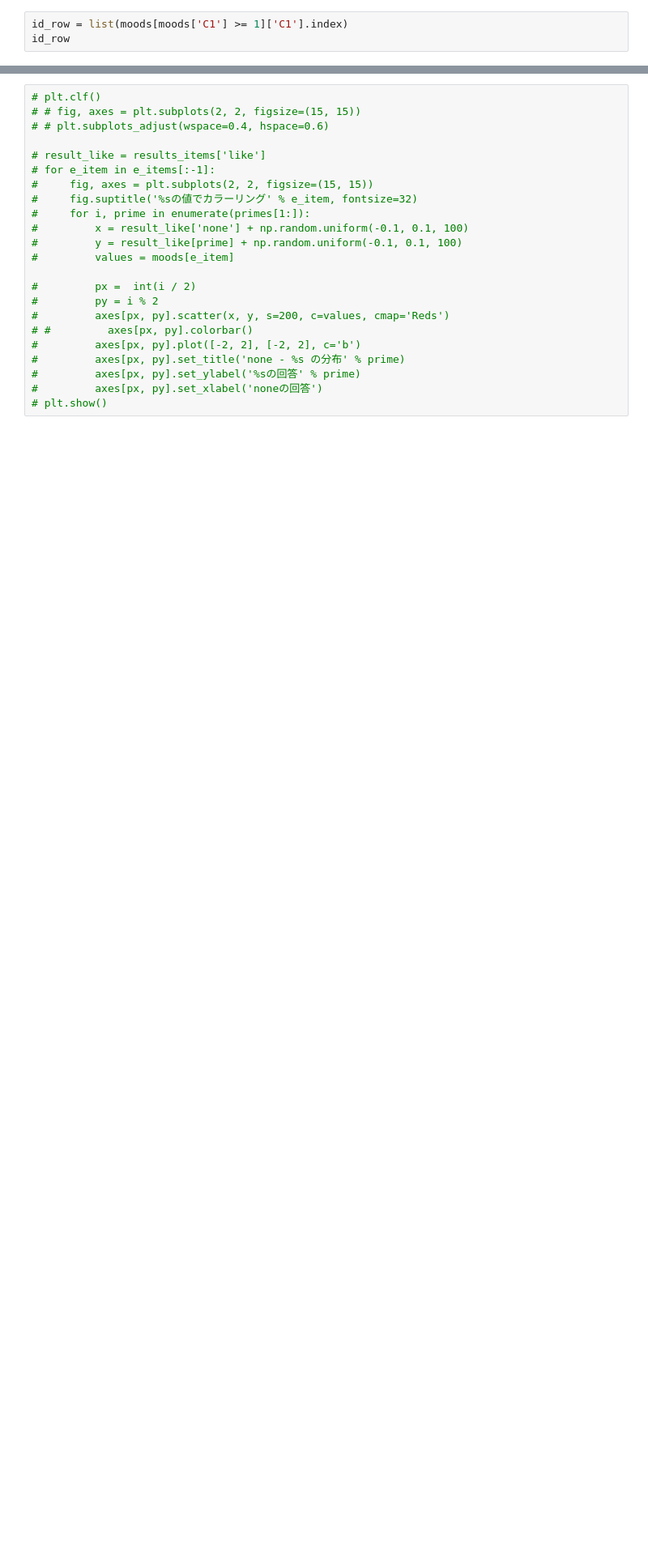
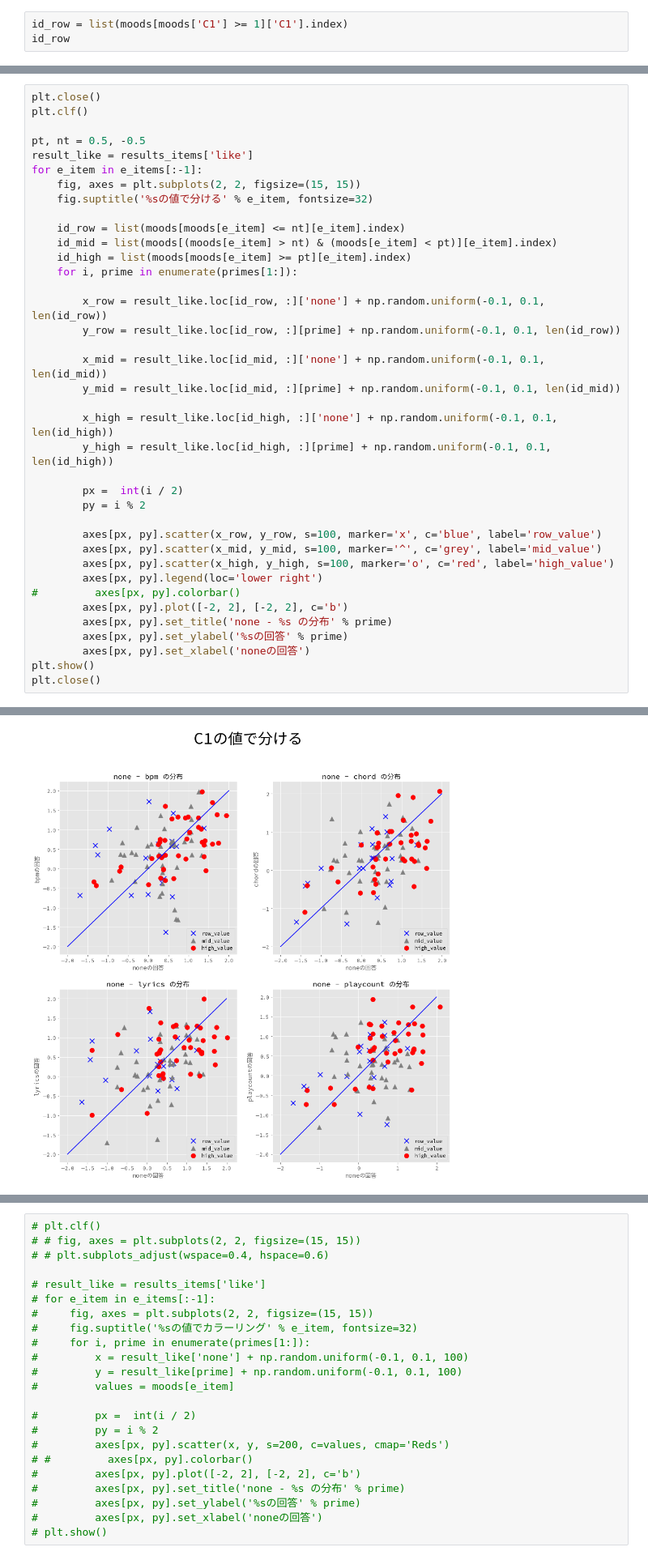
Before and after one commit to I3ear/prime_analyze, a Jupyter notebook: scatter.ipynb, the cells around one changed output, grey strips where cells are left out. Shown at 81% size. Saved outputs shown, nothing was run; the diff lists cells and outputs as text; blank space fills up the shorter version.

```diff
--- a/scatter.ipynb
+++ b/scatter.ipynb
@@ -106,3 +106,42 @@ plt.close()
 [figure]
 [figure]
 [figure]
+# %%
+plt.close()
+plt.clf()
+
+pt, nt = 0.5, -0.5
+result_like = results_items['like']
+for e_item in e_items[:-1]:
+    fig, axes = plt.subplots(2, 2, figsize=(15, 15))
+    fig.suptitle('%sの値で分ける' % e_item, fontsize=32)
+
+    id_row = list(moods[moods[e_item] <= nt][e_item].index)
+    id_mid = list(moods[(moods[e_item] > nt) & (moods[e_item] < pt)][e_item].index)
+    id_high = list(moods[moods[e_item] >= pt][e_item].index)
+    for i, prime in enumerate(primes[1:]):
+
+        x_row = result_like.loc[id_row, :]['none'] + np.random.uniform(-0.1, 0.1, len(id_row))
+        y_row = result_like.loc[id_row, :][prime] + np.random.uniform(-0.1, 0.1, len(id_row))
+
+        x_mid = result_like.loc[id_mid, :]['none'] + np.random.uniform(-0.1, 0.1, len(id_mid))
+        y_mid = result_like.loc[id_mid, :][prime] + np.random.uniform(-0.1, 0.1, len(id_mid))
+
+        x_high = result_like.loc[id_high, :]['none'] + np.random.uniform(-0.1, 0.1, len(id_high))
+        y_high = result_like.loc[id_high, :][prime] + np.random.uniform(-0.1, 0.1, len(id_high))
+
+        px =  int(i / 2)
+        py = i % 2
+
+        axes[px, py].scatter(x_row, y_row, s=100, marker='x', c='blue', label='row_value')
+        axes[px, py].scatter(x_mid, y_mid, s=100, marker='^', c='grey', label='mid_value')
+        axes[px, py].scatter(x_high, y_high, s=100, marker='o', c='red', label='high_value')
+        axes[px, py].legend(loc='lower right')
+#         axes[px, py].colorbar()
+        axes[px, py].plot([-2, 2], [-2, 2], c='b')
+        axes[px, py].set_title('none - %s の分布' % prime)
+        axes[px, py].set_ylabel('%sの回答' % prime)
+        axes[px, py].set_xlabel('noneの回答')
+plt.show()
+plt.close()
+# %% [output]
@@ -108,0 +149 @@ plt.close()
+[figure, added]
```
Also changed, not shown: parts of 1 cell of this notebook, 2 other files.
